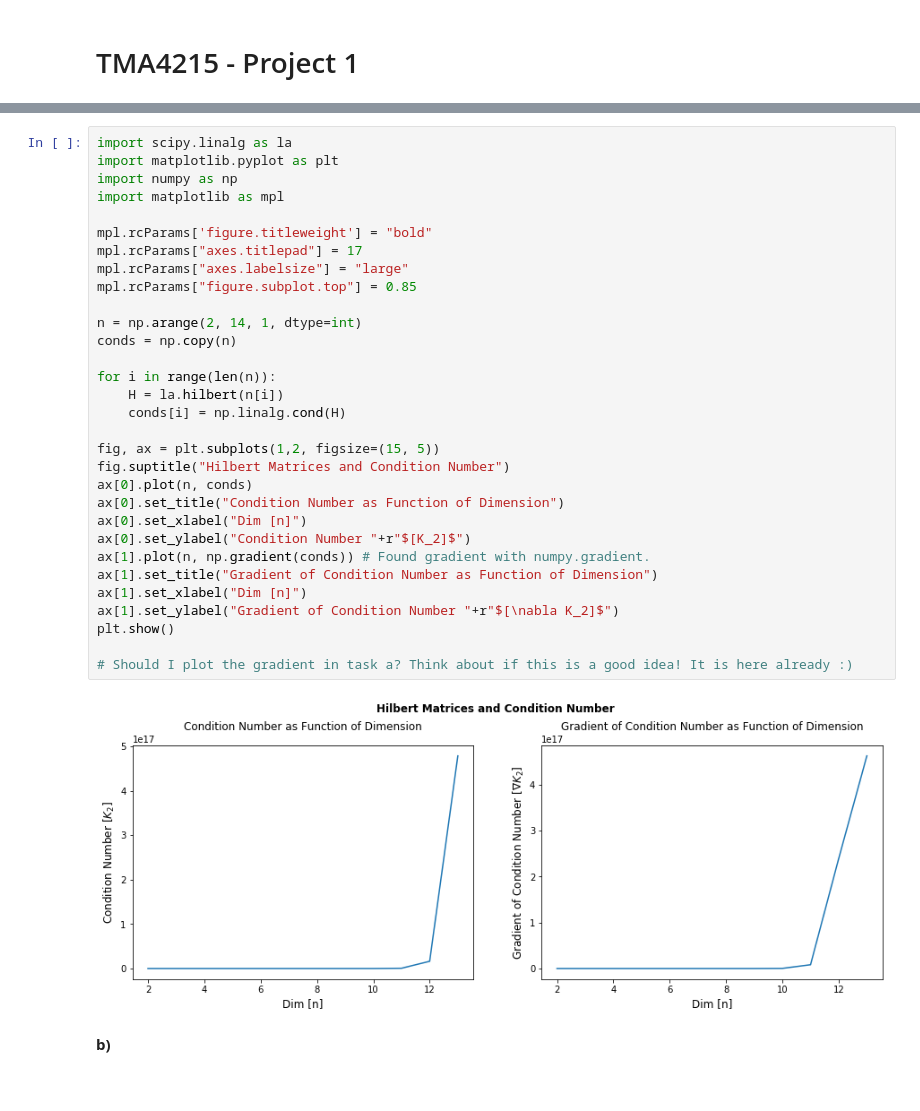
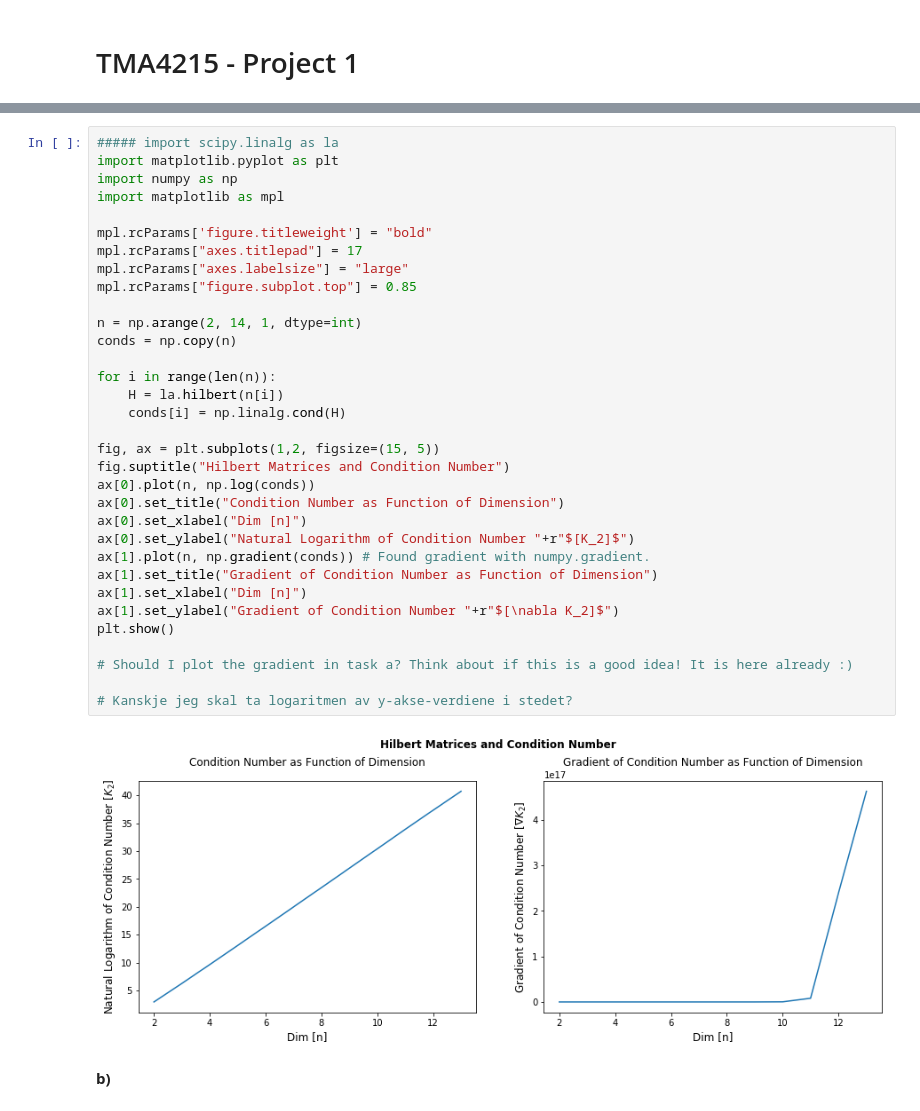
Before and after one commit to alexaoh/nummat, a Jupyter notebook: Project 1_My_Solution.ipynb, the cells around one changed output, grey strips where cells are left out. Drawn from its saved outputs; the diff is of its cells as text.

```diff
--- a/Project 1_My_Solution.ipynb
+++ b/Project 1_My_Solution.ipynb
@@ -261,38 +260,40 @@ One way of generating random arrays (matrices and vectors) is to use numpy.rando
 
 **a)**
 # %%
-import scipy.linalg as la
+##### import scipy.linalg as la
 import matplotlib.pyplot as plt
 import numpy as np
 import matplotlib as mpl
 
 mpl.rcParams['figure.titleweight'] = "bold"
 mpl.rcParams["axes.titlepad"] = 17
 mpl.rcParams["axes.labelsize"] = "large"
 mpl.rcParams["figure.subplot.top"] = 0.85
 
 n = np.arange(2, 14, 1, dtype=int)
 conds = np.copy(n)
 
 for i in range(len(n)):
     H = la.hilbert(n[i])
     conds[i] = np.linalg.cond(H)
 
 fig, ax = plt.subplots(1,2, figsize=(15, 5))
 fig.suptitle("Hilbert Matrices and Condition Number")
-ax[0].plot(n, conds)
+ax[0].plot(n, np.log(conds))
 ax[0].set_title("Condition Number as Function of Dimension")
 ax[0].set_xlabel("Dim [n]")
-ax[0].set_ylabel("Condition Number "+r"$[K_2]$")
+ax[0].set_ylabel("Natural Logarithm of Condition Number "+r"$[K_2]$")
 ax[1].plot(n, np.gradient(conds)) # Found gradient with numpy.gradient.
 ax[1].set_title("Gradient of Condition Number as Function of Dimension")
 ax[1].set_xlabel("Dim [n]")
 ax[1].set_ylabel("Gradient of Condition Number "+r"$[\nabla K_2]$")
 plt.show()
 
 # Should I plot the gradient in task a? Think about if this is a good idea! It is here already :)
+
+# Kanskje jeg skal ta logaritmen av y-akse-verdiene i stedet?
 # %% [output]
-[figure, old version]
+[figure, new version]
 # %% [markdown]
 **b)**
 # %%
```
Also changed, not shown: parts of 3 cells of this notebook.
